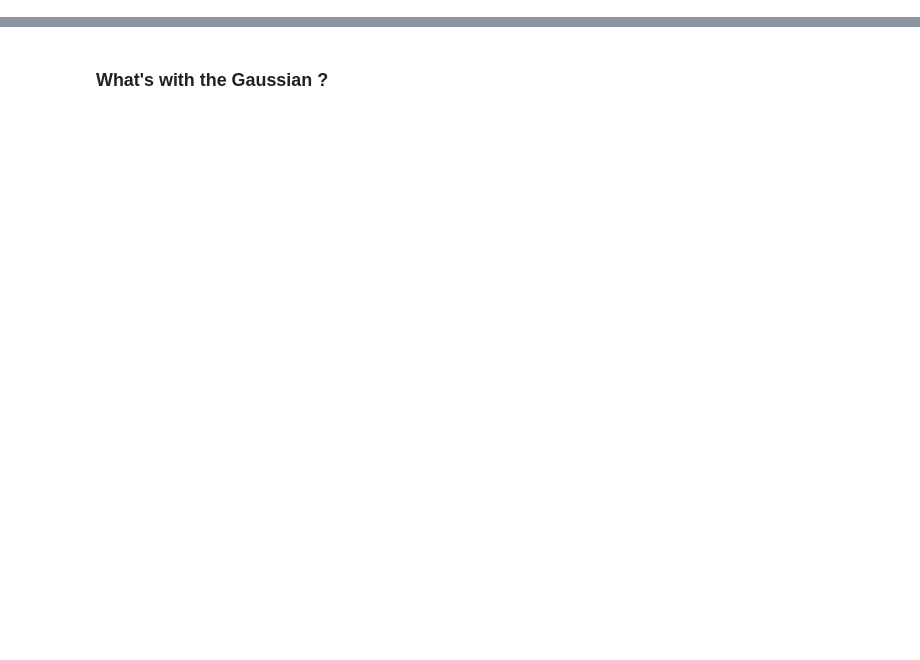
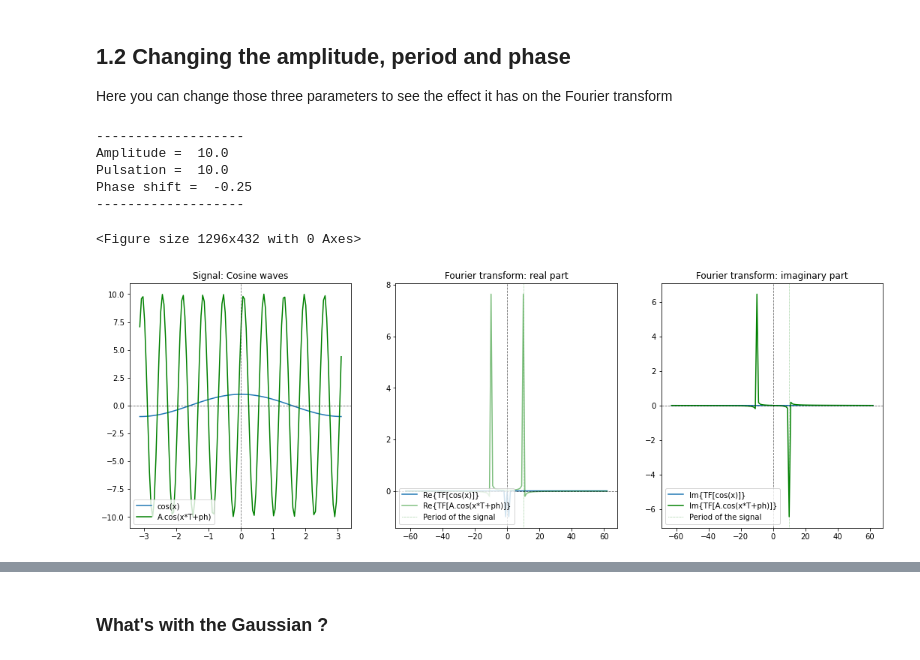
Before and after one commit to FaustineAstro/FourierTutorial, a Jupyter notebook: 1-Fourier_transform_basis_1D.ipynb, the cells around one changed output, grey strips where cells are left out. Drawn from its saved outputs; the diff is of its cells as text; code cells hidden in the pictures; blank space fills up the shorter version.

```diff
--- a/1-Fourier_transform_basis_1D.ipynb
+++ b/1-Fourier_transform_basis_1D.ipynb
@@ -348,0 +124,70 @@ plt.show()
+# %% [markdown]
+## 1.2 Changing the amplitude, period and phase
+Here you can change those three parameters to see the effect it has on the Fourier transform
+# %%
+#Parameters for the sine waves
+A  = 10.    #Amplitude >0.
+T  = 10.    #Pulsation [1-np.shape(x)]
+Ph = -0.25  #Phase [-pi:pi] i.e. it must be a factor in [-1,1]
+print('-------------------')
+print('Amplitude = ',A)
+print('Pulsation = ',T)
+print('Phase shift = ', Ph)
+print('-------------------')
+
+
+# Points Real space (Npoints = 126)
+x = np.arange(-np.pi, np.pi, 0.05)
+# Points Fourier space (centered)
+x_f = np.arange(0, np.shape(x)[0], 1) - np.shape(x)[0]/2
+
+#Creating the corresponding cosine waves:
+cosT = np.cos(x)
+cosP = A*np.cos(x*T+Ph*np.pi)
+
+# Fourier transform of the cosine waves:
+TF_cosT =np.fft.fftshift(np.fft.fft(cosT))
+TF_cosP =np.fft.fftshift(np.fft.fft(cosP))
+# %% [output]
+-------------------
+Amplitude =  10.0
+Pulsation =  10.0
+Phase shift =  -0.25
+-------------------
+# %%
+plt.figure(figsize=(6*3, 2*3), constrained_layout=False)
+
+# Plot the signals
+plt.figure(figsize=(6*3, 2*3), constrained_layout=False)
+plt.subplot(131)
+plt.plot(x, cosT, label="cos(x)")
+plt.plot(x, cosP, color='g', label="A.cos(x*T+ph)")
+plt.title('Signal: Cosine waves')
+plt.legend(loc='lower left')
+plt.axhline(y=0, color='k', ls = '--', lw=0.8, alpha=0.6)
+plt.axvline(x=0, color='k', ls = '--', lw=0.8, alpha=0.6)
+
+# Plot Real part (normalized)
+plt.subplot(132)
+plt.plot(x_f,np.real(TF_cosT)/(np.shape(x)[0]/2), label="Re{TF[cos(x)]}")
+plt.plot(x_f,np.real(TF_cosP)/(np.shape(x)[0]/2), label="Re{TF[A.cos(x*T+ph)]}",color='g', alpha = 0.5)
+plt.title('Fourier transform: real part')
+plt.axvline(x=T, color='g', ls = ':', lw=0.5, alpha=0.9, label = "Period of the signal")
+plt.axhline(y=0, color='k', ls = '--', lw=0.8, alpha=0.6)
+plt.axvline(x=0, color='k', ls = '--', lw=0.8, alpha=0.6)
+plt.legend(loc='lower left')
+
+# Plot Imaginary part (normalized)
+plt.subplot(133)
+plt.plot(x_f,np.imag(TF_cosT)/(np.shape(x)[0]/2), label="Im{TF[cos(x)]}")
+plt.plot(x_f,np.imag(TF_cosP)/(np.shape(x)[0]/2), label="Im{TF[A.cos(x*T+ph)]}", color = 'g')
+plt.title('Fourier transform: imaginary part')
+plt.axvline(x=T, color='g', ls = ':', lw=0.5, alpha=0.9, label = "Period of the signal")
+plt.axhline(y=0, color='k', ls = '--', lw=0.8, alpha=0.6)
+plt.axvline(x=0, color='k', ls = '--', lw=0.8, alpha=0.6)
+plt.legend(loc='lower left')
+
+plt.show()
+# %% [output]
+<Figure size 1296x432 with 0 Axes>
+[figure, added]
```
Also changed, not shown: parts of 72 cells of this notebook.
